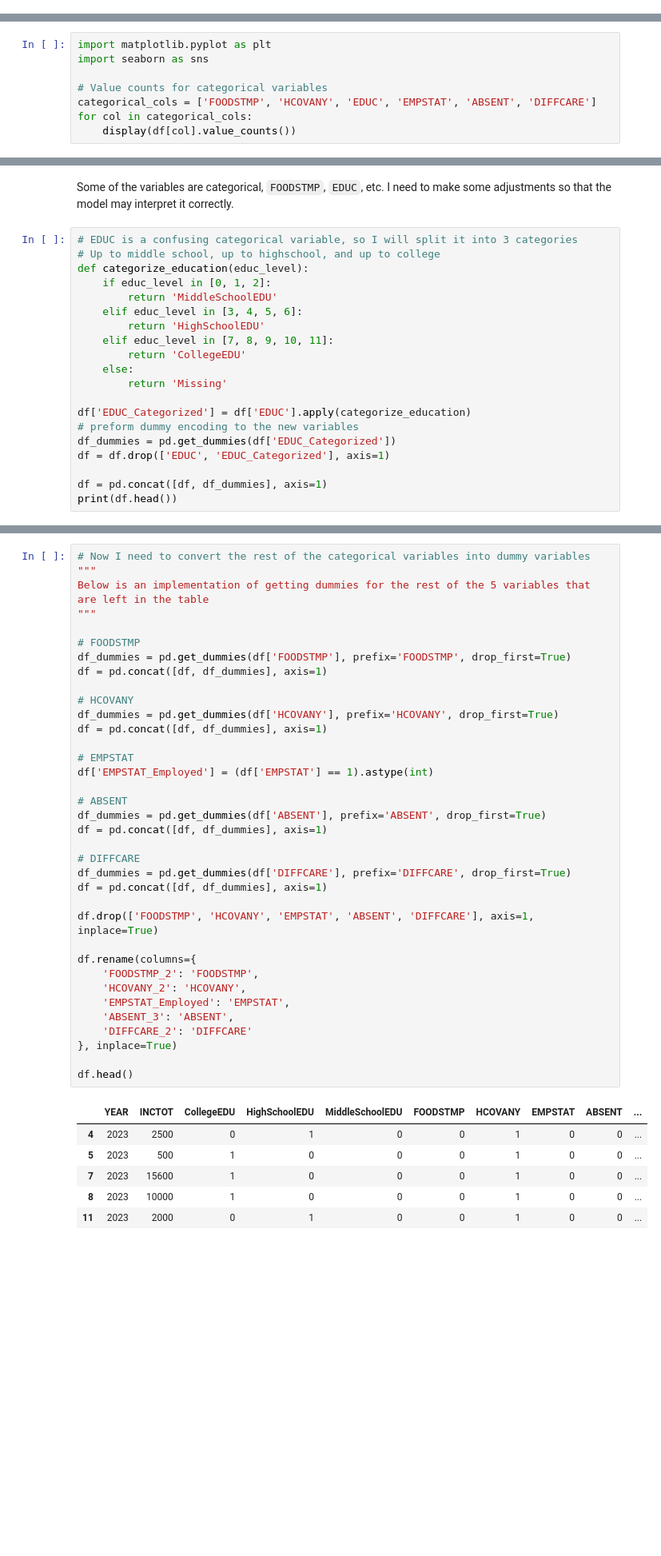
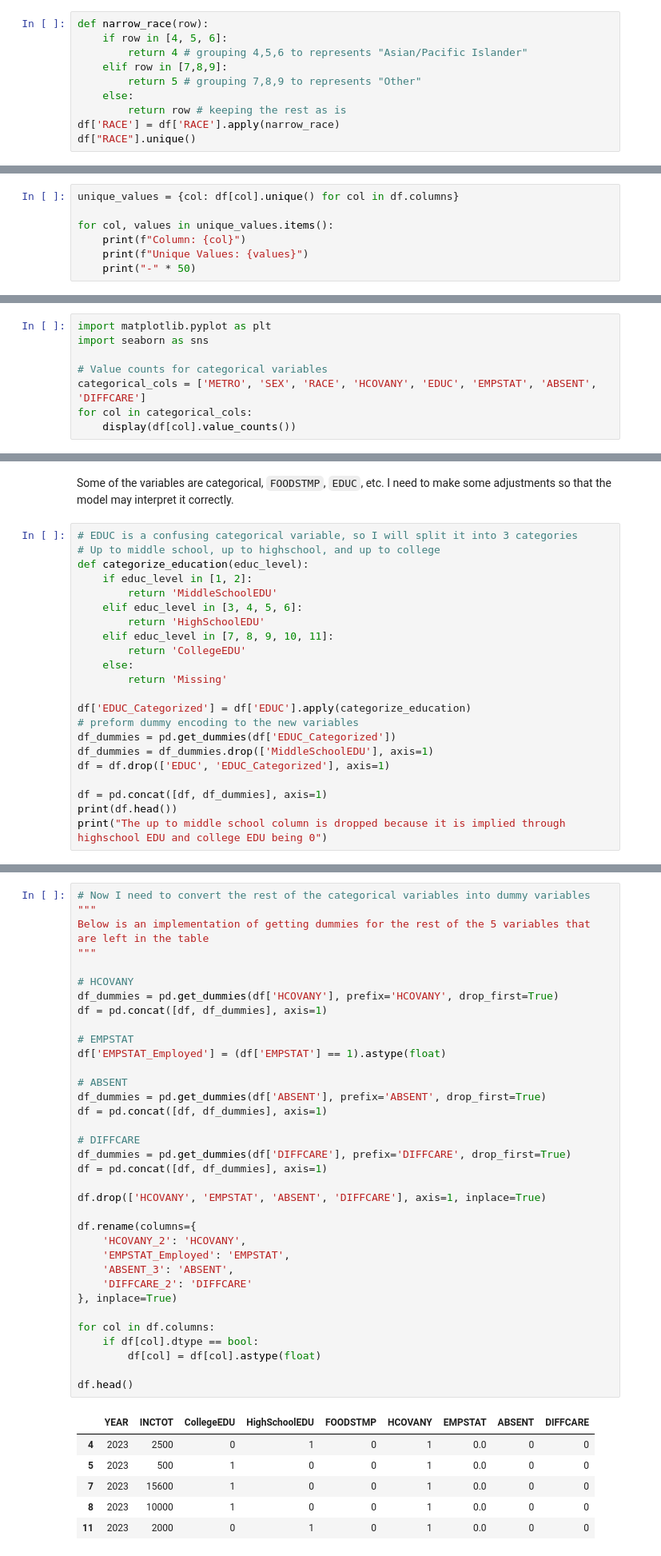
Before and after one commit to gilstero/ECON320LAB, a Jupyter notebook: final-proposal.ipynb, the cells around one changed output, grey strips where cells are left out. Shown at 80% size. Cells and saved outputs as stored; diff of their text form; blank space fills up the shorter version.

```diff
--- a/final-proposal.ipynb
+++ b/final-proposal.ipynb
@@ -150,0 +201,10 @@ for col, invalid_set in invalid_values.items():
+# %%
+def narrow_race(row):
+    if row in [4, 5, 6]:
+        return 4 # grouping 4,5,6 to represents "Asian/Pacific Islander"
+    elif row in [7,8,9]:
+        return 5 # grouping 7,8,9 to represents "Other"
+    else:
+        return row # keeping the rest as is
+df['RACE'] = df['RACE'].apply(narrow_race)
+df["RACE"].unique()
@@ -174,0 +235,7 @@ There are 1843 non-positive entires in INCTOT
+# %%
+unique_values = {col: df[col].unique() for col in df.columns}
+
+for col, values in unique_values.items():
+    print(f"Column: {col}")
+    print(f"Unique Values: {values}")
+    print("-" * 50)
@@ -177,7 +266,7 @@ import matplotlib.pyplot as plt
 import seaborn as sns
 
 # Value counts for categorical variables
-categorical_cols = ['FOODSTMP', 'HCOVANY', 'EDUC', 'EMPSTAT', 'ABSENT', 'DIFFCARE']
+categorical_cols = ['METRO', 'SEX', 'RACE', 'HCOVANY', 'EDUC', 'EMPSTAT', 'ABSENT', 'DIFFCARE']
 for col in categorical_cols:
     display(df[col].value_counts())
 # %% [output]
@@ -310,7 +429,7 @@ Some of the variables are categorical, `FOODSTMP`, `EDUC`, etc. I need to make s
 # EDUC is a confusing categorical variable, so I will split it into 3 categories
 # Up to middle school, up to highschool, and up to college
 def categorize_education(educ_level):
-    if educ_level in [0, 1, 2]:
+    if educ_level in [1, 2]:
         return 'MiddleSchoolEDU'
     elif educ_level in [3, 4, 5, 6]:
         return 'HighSchoolEDU'
@@ -322,10 +441,12 @@ def categorize_education(educ_level):
 df['EDUC_Categorized'] = df['EDUC'].apply(categorize_education)
 # preform dummy encoding to the new variables
 df_dummies = pd.get_dummies(df['EDUC_Categorized'])
+df_dummies = df_dummies.drop(['MiddleSchoolEDU'], axis=1)
 df = df.drop(['EDUC', 'EDUC_Categorized'], axis=1)
 
 df = pd.concat([df, df_dummies], axis=1)
 print(df.head())
+print("The up to middle school column is dropped because it is implied through highschool EDU and college EDU being 0")
 # %% [output]
     YEAR  FOODSTMP  HCOVANY  EMPSTAT  ABSENT  INCTOT  DIFFCARE  CollegeEDU  \
 4   2023         1        2        3       1    2500         1           0
@@ -343,46 +465,45 @@ print(df.head())
 # %%
 # Now I need to convert the rest of the categorical variables into dummy variables
 """
 Below is an implementation of getting dummies for the rest of the 5 variables that are left in the table
 """
 
-# FOODSTMP
-df_dummies = pd.get_dummies(df['FOODSTMP'], prefix='FOODSTMP', drop_first=True)
-df = pd.concat([df, df_dummies], axis=1)
-
 # HCOVANY
 df_dummies = pd.get_dummies(df['HCOVANY'], prefix='HCOVANY', drop_first=True)
 df = pd.concat([df, df_dummies], axis=1)
 
 # EMPSTAT
-df['EMPSTAT_Employed'] = (df['EMPSTAT'] == 1).astype(int)
+df['EMPSTAT_Employed'] = (df['EMPSTAT'] == 1).astype(float)
 
 # ABSENT
 df_dummies = pd.get_dummies(df['ABSENT'], prefix='ABSENT', drop_first=True)
 df = pd.concat([df, df_dummies], axis=1)
 
 # DIFFCARE
 df_dummies = pd.get_dummies(df['DIFFCARE'], prefix='DIFFCARE', drop_first=True)
 df = pd.concat([df, df_dummies], axis=1)
 
-df.drop(['FOODSTMP', 'HCOVANY', 'EMPSTAT', 'ABSENT', 'DIFFCARE'], axis=1, inplace=True)
+df.drop(['HCOVANY', 'EMPSTAT', 'ABSENT', 'DIFFCARE'], axis=1, inplace=True)
 
 df.rename(columns={
-    'FOODSTMP_2': 'FOODSTMP',
     'HCOVANY_2': 'HCOVANY',
     'EMPSTAT_Employed': 'EMPSTAT',
     'ABSENT_3': 'ABSENT',
     'DIFFCARE_2': 'DIFFCARE'
 }, inplace=True)
 
+for col in df.columns:
+    if df[col].dtype == bool:
+        df[col] = df[col].astype(float)
+
 df.head()
 # %% [output]
-|  | YEAR | INCTOT | CollegeEDU | HighSchoolEDU | MiddleSchoolEDU | FOODSTMP | HCOVANY | EMPSTAT | ABSENT | ... |
-| 4 | 2023 | 2500 | 0 | 1 | 0 | 0 | 1 | 0 | 0 | ... |
-| 5 | 2023 | 500 | 1 | 0 | 0 | 0 | 1 | 0 | 0 | ... |
-| 7 | 2023 | 15600 | 1 | 0 | 0 | 0 | 1 | 0 | 0 | ... |
-| 8 | 2023 | 10000 | 1 | 0 | 0 | 0 | 1 | 0 | 0 | ... |
-| 11 | 2023 | 2000 | 0 | 1 | 0 | 0 | 1 | 0 | 0 | ... |
+|  | YEAR | INCTOT | CollegeEDU | HighSchoolEDU | FOODSTMP | HCOVANY | EMPSTAT | ABSENT | DIFFCARE |
+| 4 | 2023 | 2500 | 0 | 1 | 0 | 1 | 0.0 | 0 | 0 |
+| 5 | 2023 | 500 | 1 | 0 | 0 | 1 | 0.0 | 0 | 0 |
+| 7 | 2023 | 15600 | 1 | 0 | 0 | 1 | 0.0 | 0 | 0 |
+| 8 | 2023 | 10000 | 1 | 0 | 0 | 1 | 0.0 | 0 | 0 |
+| 11 | 2023 | 2000 | 0 | 1 | 0 | 1 | 0.0 | 0 | 0 |
 # %% [markdown]
 After turning the categorical variables into one-hot variables, the model now looks as follows:
 $$
```
Also changed, not shown: parts of 37 cells of this notebook.
